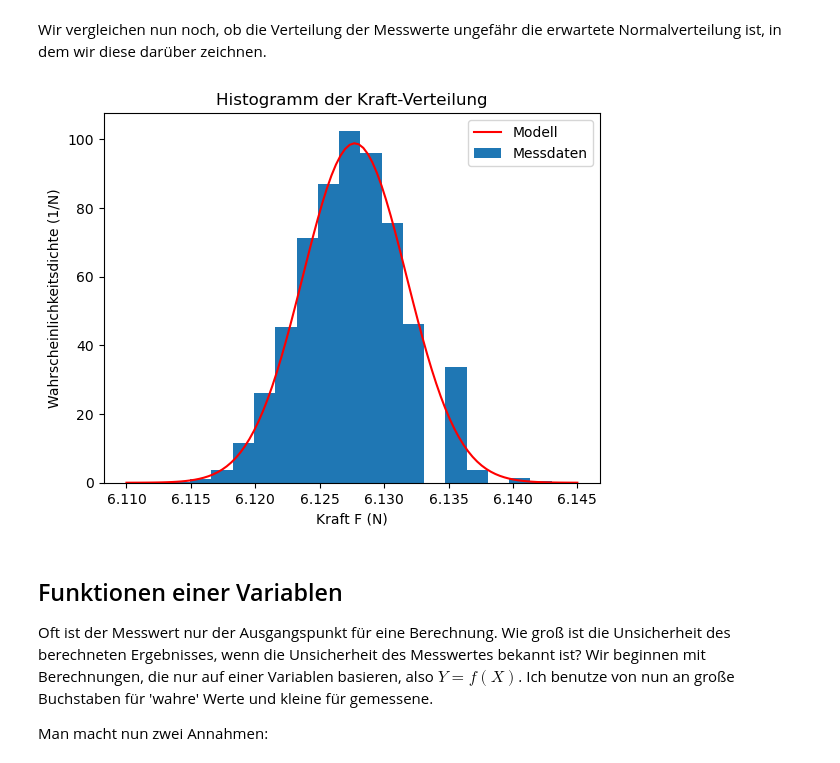
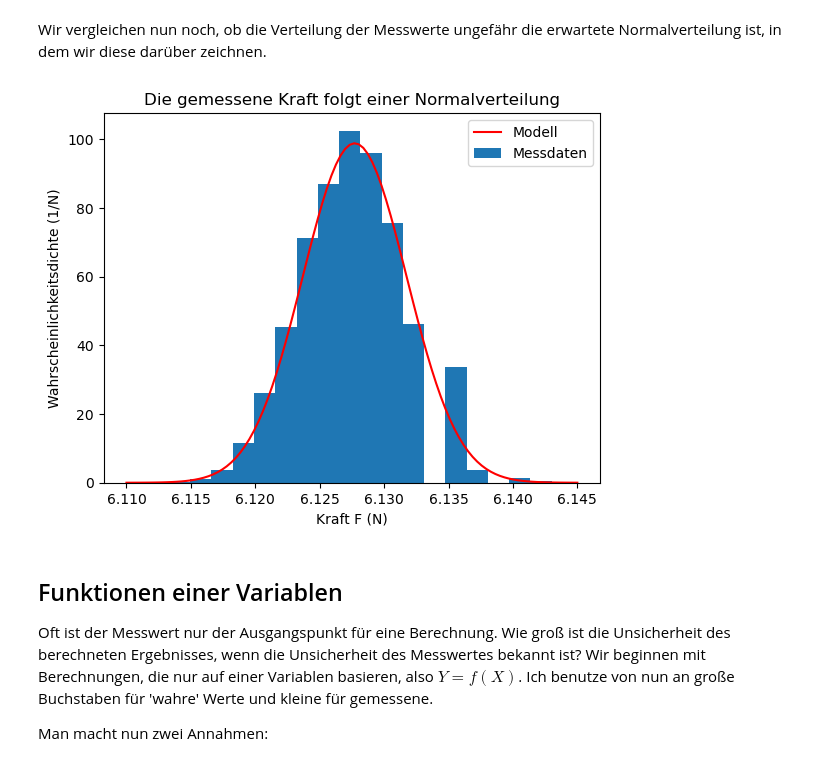
Before and after one commit to Lippitz-Lab/praktikum_1, a Jupyter notebook: kap2_messunsicherheit.ipynb, the cells around one changed output. Drawn from its saved outputs; the diff is of its cells as text; code cells hidden in the pictures.

```diff
--- a/kap2_messunsicherheit.ipynb
+++ b/kap2_messunsicherheit.ipynb
@@ -217,17 +217,17 @@ Wir vergleichen nun noch, ob die Verteilung der Messwerte ungefähr die erwartet
 # %%
 # Modell (wie man sowas macht kommt nächste Woche )
 # Normalverteilung mit Mittelwert und Standardabweichung der Daten
 Fmod = np.linspace(6.11, 6.145, 100) # 100 Werte gleichmäßig zwischen 6.11 und 6.145
 Wmod  = np.exp(-0.5 * ((Fmod - np.mean(data.F)) / np.std(data.F))**2) / (np.std(data.F)* np.sqrt(2 * np.pi)) # Normalverteilung
 plt.plot(Fmod, Wmod, color='red', label='Modell')
 
 plt.hist(data.F, bins=20, density=True, label="Messdaten");
 plt.xlabel("Kraft F (N)")
 plt.ylabel("Wahrscheinlichkeitsdichte (1/N)")
-plt.title("Histogramm der Kraft-Verteilung");
+plt.title("Die gemessene Kraft folgt einer Normalverteilung");
 plt.legend();
 # %% [output]
-[figure, old version]
+[figure, new version]
 # %% [markdown]
 ## Funktionen einer Variablen
 
```
